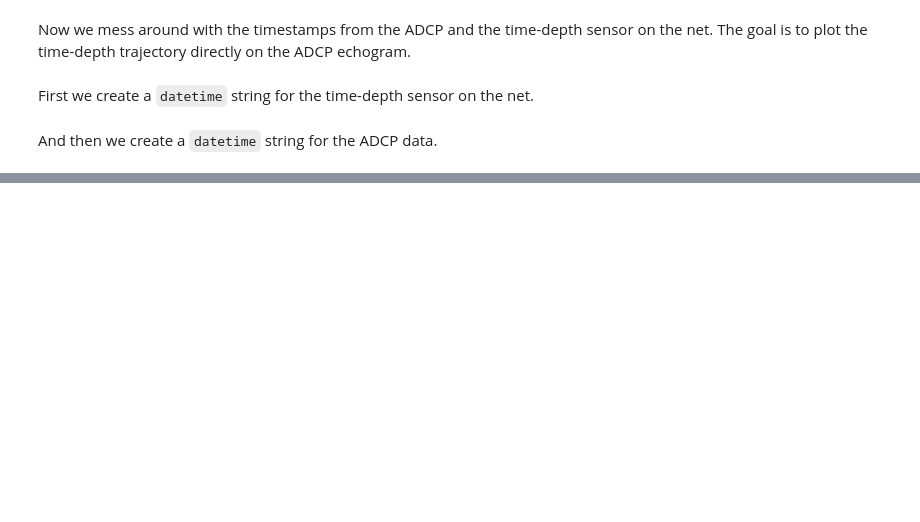
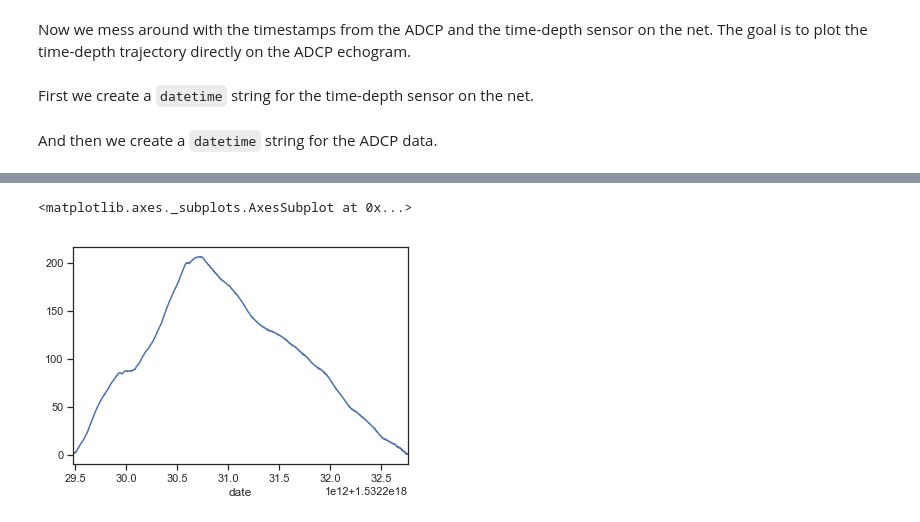
Before and after one commit to leewujung/adcp2Sv, a Jupyter notebook: RR1812_net_tow_20180721.ipynb, the cells around one changed output, grey strips where cells are left out. Saved outputs shown, nothing was run; the diff lists cells and outputs as text; code cells hidden in the pictures; blank space fills up the shorter version.

```diff
--- a/RR1812_net_tow_20180721.ipynb
+++ b/RR1812_net_tow_20180721.ipynb
@@ -137,0 +242,5 @@ adcp_timestamp = adcp_timestamp.dt.tz_localize('UTC')
+# %%
+sns.tsplot(data=net_td.depth,time=net_td.index)
+# %% [output]
+<matplotlib.axes._subplots.AxesSubplot at 0x...>
+[figure, added]
```
Also changed, not shown: parts of 29 cells of this notebook, 2 other files.
